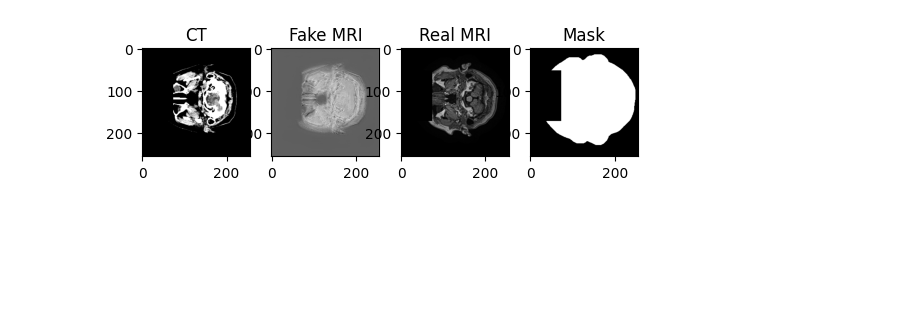
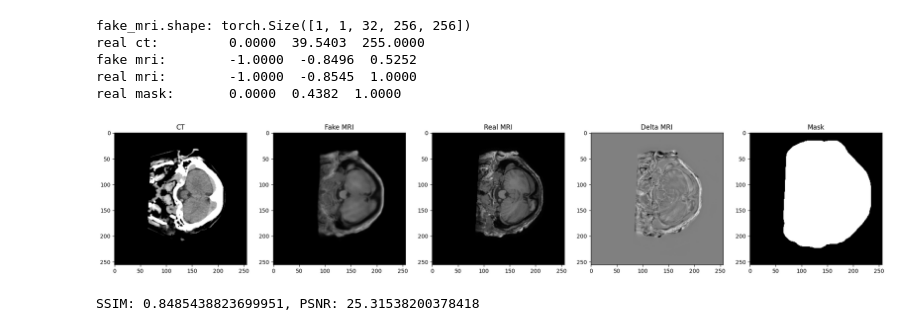
Before and after one commit to XingYueChenFu/CT2MRI, a Jupyter notebook: glance_output.ipynb, the cells around one changed output. Drawn from its saved outputs; the diff is of its cells as text; code cells hidden in the pictures; blank space fills up the shorter version.

```diff
--- a/glance_output.ipynb
+++ b/glance_output.ipynb
@@ -28,17 +81,60 @@ print(real_mask.min(), real_mask.mean(), real_mask.max())
-# %%
-# 展示Batch 0, Channel 0, Slice 0
-plt.subplot(141)
-plt.imshow(real_ct[0, 0, 0], cmap='gray')
-plt.title('CT')
-plt.subplot(142)
-plt.imshow(fake_mri[0, 0, 0], cmap='gray')
-plt.title('Fake MRI')
-plt.subplot(143)
-plt.imshow(real_mri[0, 0, 0], cmap='gray')
-plt.title('Real MRI')
-plt.subplot(144)
-plt.imshow(real_mask[0, 0, 0], cmap='gray')
-plt.title('Mask')
-plt.show()
-# %% [output]
-[figure, removed]
+# %%
+real_ct_path = f'/home/featurize/data/output/MTT-Net/sample/{epoch}_train_input.npy'
+fake_mri_path = f'/home/featurize/data/output/MTT-Net/sample/{epoch}_train_output.npy'
+real_mri_path = f'/home/featurize/data/output/MTT-Net/sample/{epoch}_train_target.npy'
+real_mask_path = f'/home/featurize/data/output/MTT-Net/sample/{epoch}_train_mask.npy'
+
+# 读取数据
+real_ct = np.load(real_ct_path)
+fake_mri = np.load(fake_mri_path)
+real_mri = np.load(real_mri_path)
+real_mask = np.load(real_mask_path)
+
+# 转为torch
+real_ct = torch.from_numpy(real_ct).float()
+fake_mri = torch.from_numpy(fake_mri).float()
+real_mri = torch.from_numpy(real_mri).float()
+real_mask = torch.from_numpy(real_mask).float()
+delta_mri = fake_mri - real_mri
+
+print(f'fake_mri.shape: {fake_mri.shape}') # (1, 1, 32, 256, 256)
+
+# 保留4位小数
+print(f'real ct:\t {real_ct.min():.4f}  {real_ct.mean():.4f}  {real_ct.max():.4f}')
+print(f'fake mri:\t {fake_mri.min():.4f}  {fake_mri.mean():.4f}  {fake_mri.max():.4f}')
+print(f'real mri:\t {real_mri.min():.4f}  {real_mri.mean():.4f}  {real_mri.max():.4f}')
+print(f'real mask:\t {real_mask.min():.4f}  {real_mask.mean():.4f}  {real_mask.max():.4f}')
+
+# 展示Batch 0, Channel 0, Slice slice
+# 设置画布（大画布）
+plt.figure(figsize=(25, 5))
+plt.subplot(151)
+plt.imshow(real_ct[0, 0, slice], cmap='gray')
+plt.title('CT')
+plt.subplot(152)
+plt.imshow(fake_mri[0, 0, slice], cmap='gray', vmin=-1, vmax=1)
+plt.title('Fake MRI')
+plt.subplot(153)
+plt.imshow(real_mri[0, 0, slice], cmap='gray', vmin=-1, vmax=1)
+plt.title('Real MRI')
+plt.subplot(154)
+plt.imshow(delta_mri[0, 0, slice], cmap='gray', vmin=-1, vmax=1)
+plt.title('Delta MRI')
+plt.subplot(155)
+plt.imshow(real_mask[0, 0, slice], cmap='gray')
+plt.title('Mask')
+plt.show()
+
+
+ssim_score = ssim(fake_mri, real_mri)
+psnr_score = psnr(fake_mri, real_mri)
+
+print(f'SSIM: {ssim_score}, PSNR: {psnr_score}')
+# %% [output]
+fake_mri.shape: torch.Size([1, 1, 32, 256, 256])
+real ct:         0.0000  39.5403  255.0000
+fake mri:        -1.0000  -0.8496  0.5252
+real mri:        -1.0000  -0.8545  1.0000
+real mask:       0.0000  0.4382  1.0000
+[figure, added]
+SSIM: 0.8485438823699951, PSNR: 25.31538200378418
```
Also changed, not shown: parts of 8 cells of this notebook, 6 other files.
